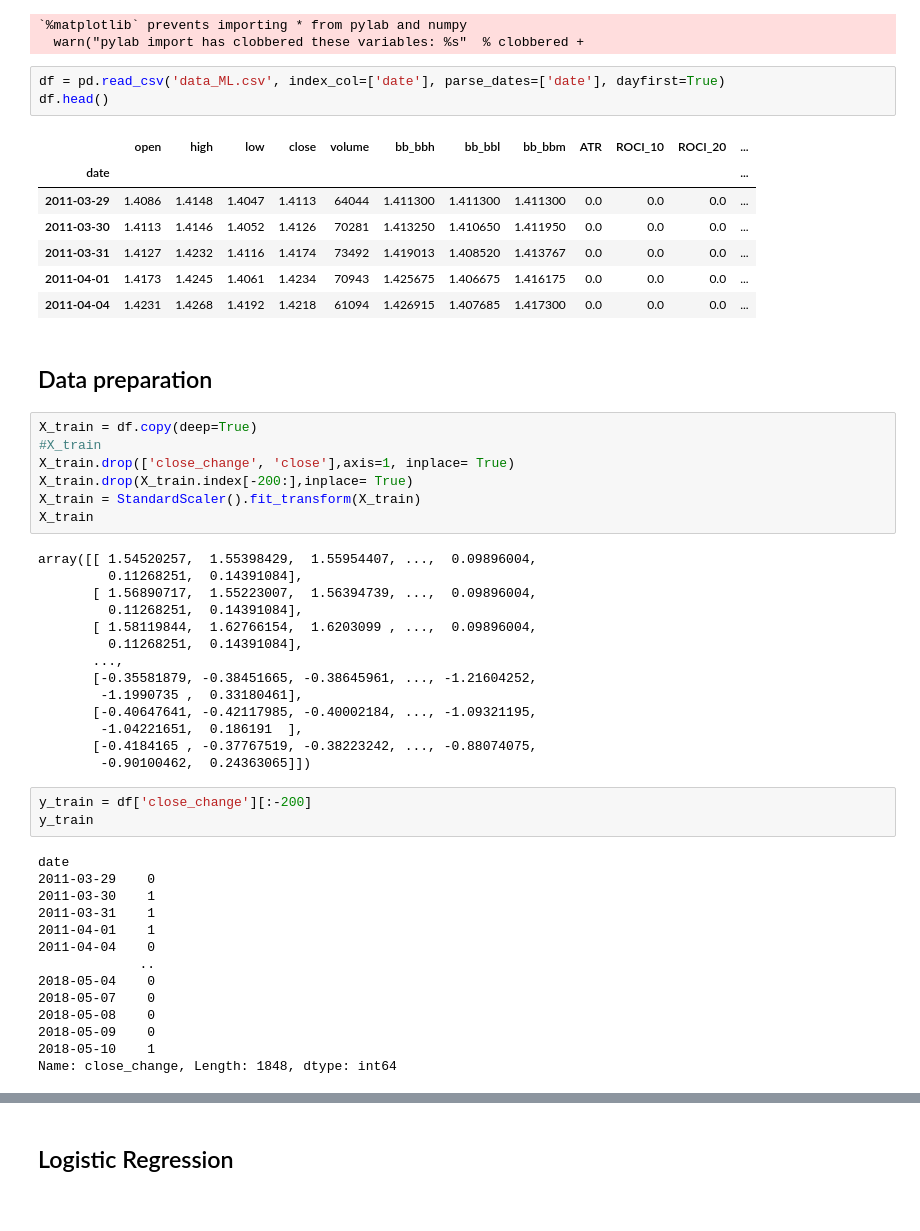
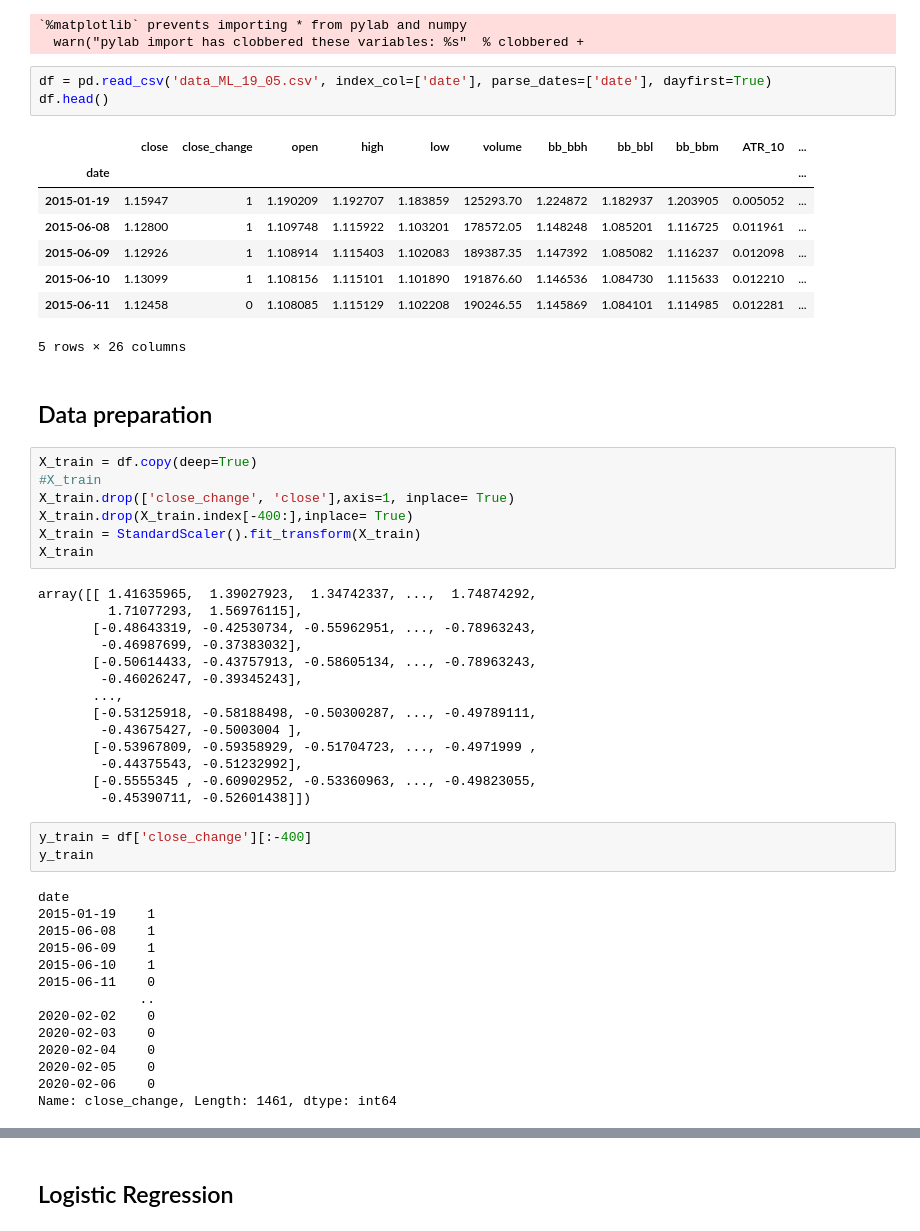
Before and after one commit to razmarrus/diploma, a Jupyter notebook: Regressions.ipynb, the cells around one changed output, grey strips where cells are left out. Drawn from its saved outputs; the diff is of its cells as text.

```diff
--- a/Regressions.ipynb
+++ b/Regressions.ipynb
@@ -25,56 +25,57 @@ Populating the interactive namespace from numpy and matplotlib
 `%matplotlib` prevents importing * from pylab and numpy
   warn("pylab import has clobbered these variables: %s"  % clobbered +
 # %%
-df = pd.read_csv('data_ML.csv', index_col=['date'], parse_dates=['date'], dayfirst=True)
+df = pd.read_csv('data_ML_19_05.csv', index_col=['date'], parse_dates=['date'], dayfirst=True)
 df.head()
 # %% [output]
-|  | open | high | low | close | volume | bb_bbh | bb_bbl | bb_bbm | ATR | ROCI_10 | ROCI_20 | ... |
-| date |  |  |  |  |  |  |  |  |  |  |  | ... |
-| 2011-03-29 | 1.4086 | 1.4148 | 1.4047 | 1.4113 | 64044 | 1.411300 | 1.411300 | 1.411300 | 0.0 | 0.0 | 0.0 | ... |
-| 2011-03-30 | 1.4113 | 1.4146 | 1.4052 | 1.4126 | 70281 | 1.413250 | 1.410650 | 1.411950 | 0.0 | 0.0 | 0.0 | ... |
-| 2011-03-31 | 1.4127 | 1.4232 | 1.4116 | 1.4174 | 73492 | 1.419013 | 1.408520 | 1.413767 | 0.0 | 0.0 | 0.0 | ... |
-| 2011-04-01 | 1.4173 | 1.4245 | 1.4061 | 1.4234 | 70943 | 1.425675 | 1.406675 | 1.416175 | 0.0 | 0.0 | 0.0 | ... |
-| 2011-04-04 | 1.4231 | 1.4268 | 1.4192 | 1.4218 | 61094 | 1.426915 | 1.407685 | 1.417300 | 0.0 | 0.0 | 0.0 | ... |
+|  | close | close_change | open | high | low | volume | bb_bbh | bb_bbl | bb_bbm | ATR_10 | ... |
+| date |  |  |  |  |  |  |  |  |  |  | ... |
+| 2015-01-19 | 1.15947 | 1 | 1.190209 | 1.192707 | 1.183859 | 125293.70 | 1.224872 | 1.182937 | 1.203905 | 0.005052 | ... |
+| 2015-06-08 | 1.12800 | 1 | 1.109748 | 1.115922 | 1.103201 | 178572.05 | 1.148248 | 1.085201 | 1.116725 | 0.011961 | ... |
+| 2015-06-09 | 1.12926 | 1 | 1.108914 | 1.115403 | 1.102083 | 189387.35 | 1.147392 | 1.085082 | 1.116237 | 0.012098 | ... |
+| 2015-06-10 | 1.13099 | 1 | 1.108156 | 1.115101 | 1.101890 | 191876.60 | 1.146536 | 1.084730 | 1.115633 | 0.012210 | ... |
+| 2015-06-11 | 1.12458 | 0 | 1.108085 | 1.115129 | 1.102208 | 190246.55 | 1.145869 | 1.084101 | 1.114985 | 0.012281 | ... |
+5 rows × 26 columns
 # %% [markdown]
 ## Data preparation
 # %%
 X_train = df.copy(deep=True)
 #X_train
 X_train.drop(['close_change', 'close'],axis=1, inplace= True)
-X_train.drop(X_train.index[-200:],inplace= True)
+X_train.drop(X_train.index[-400:],inplace= True)
 X_train = StandardScaler().fit_transform(X_train)
 X_train
 # %% [output]
-array([[ 1.54520257,  1.55398429,  1.55954407, ...,  0.09896004,
-         0.11268251,  0.14391084],
-       [ 1.56890717,  1.55223007,  1.56394739, ...,  0.09896004,
-         0.11268251,  0.14391084],
-       [ 1.58119844,  1.62766154,  1.6203099 , ...,  0.09896004,
-         0.11268251,  0.14391084],
+array([[ 1.41635965,  1.39027923,  1.34742337, ...,  1.74874292,
+         1.71077293,  1.56976115],
+       [-0.48643319, -0.42530734, -0.55962951, ..., -0.78963243,
+        -0.46987699, -0.37383032],
+       [-0.50614433, -0.43757913, -0.58605134, ..., -0.78963243,
+        -0.46026247, -0.39345243],
        ...,
-       [-0.35581879, -0.38451665, -0.38645961, ..., -1.21604252,
-        -1.1990735 ,  0.33180461],
-       [-0.40647641, -0.42117985, -0.40002184, ..., -1.09321195,
-        -1.04221651,  0.186191  ],
-       [-0.4184165 , -0.37767519, -0.38223242, ..., -0.88074075,
-        -0.90100462,  0.24363065]])
+       [-0.53125918, -0.58188498, -0.50300287, ..., -0.49789111,
+        -0.43675427, -0.5003004 ],
+       [-0.53967809, -0.59358929, -0.51704723, ..., -0.4971999 ,
+        -0.44375543, -0.51232992],
+       [-0.5555345 , -0.60902952, -0.53360963, ..., -0.49823055,
+        -0.45390711, -0.52601438]])
 # %%
-y_train = df['close_change'][:-200]
+y_train = df['close_change'][:-400]
 y_train
 # %% [output]
 date
-2011-03-29    0
-2011-03-30    1
-2011-03-31    1
-2011-04-01    1
-2011-04-04    0
+2015-01-19    1
+2015-06-08    1
+2015-06-09    1
+2015-06-10    1
+2015-06-11    0
              ..
-2018-05-04    0
-2018-05-07    0
-2018-05-08    0
-2018-05-09    0
-2018-05-10    1
-Name: close_change, Length: 1848, dtype: int64
+2020-02-02    0
+2020-02-03    0
+2020-02-04    0
+2020-02-05    0
+2020-02-06    0
+Name: close_change, Length: 1461, dtype: int64
 # %%
 X_test = df.copy(deep=True)
 #X_train
```
Also changed, not shown: parts of 23 cells of this notebook, 3 other files.
